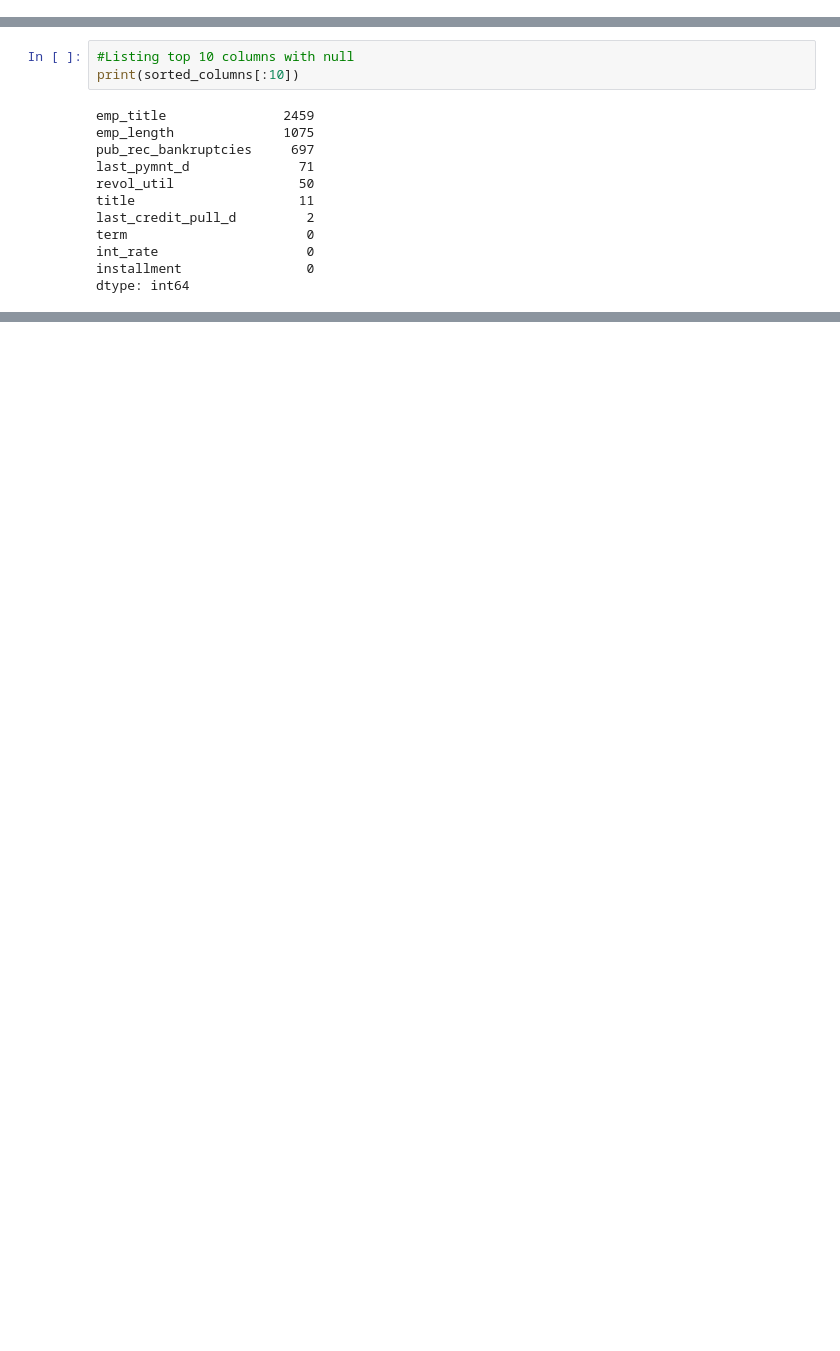
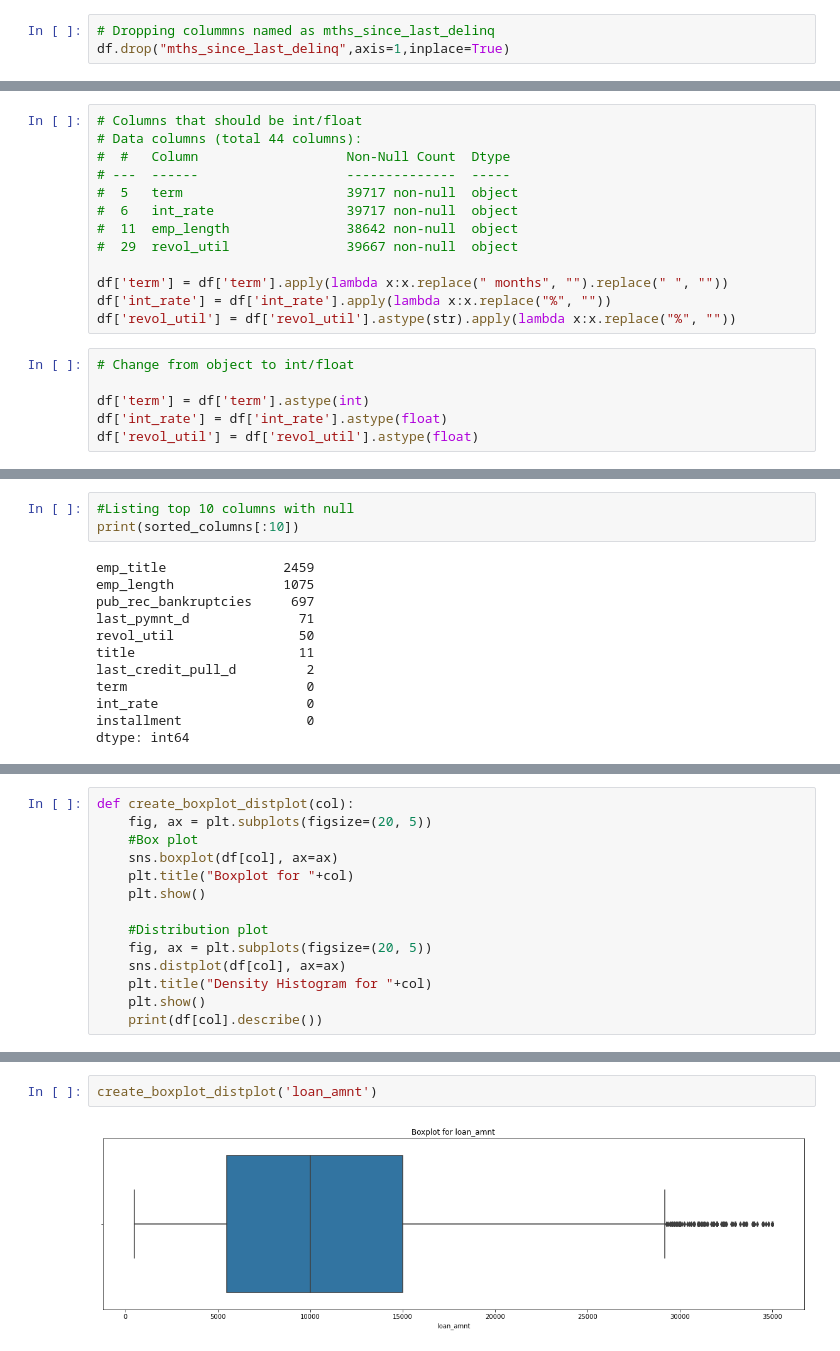
Before and after one commit to saurabhbhargava6/Lending-Case-Study, a Jupyter notebook: LendingClub_CaseStudy.ipynb, the cells around one changed output, grey strips where cells are left out. Cells and saved outputs as stored; diff of their text form; blank space fills up the shorter version.

```diff
--- a/LendingClub_CaseStudy.ipynb
+++ b/LendingClub_CaseStudy.ipynb
@@ -280,0 +276,3 @@ df.shape
+# %%
+# Dropping colummns named as mths_since_last_delinq
+df.drop("mths_since_last_delinq",axis=1,inplace=True)
@@ -280,0 +312,19 @@ df.shape
+# %%
+# Columns that should be int/float
+# Data columns (total 44 columns):
+#  #   Column                   Non-Null Count  Dtype
+# ---  ------                   --------------  -----
+#  5   term                     39717 non-null  object
+#  6   int_rate                 39717 non-null  object
+#  11  emp_length               38642 non-null  object
+#  29  revol_util               39667 non-null  object
+
+df['term'] = df['term'].apply(lambda x:x.replace(" months", "").replace(" ", ""))
+df['int_rate'] = df['int_rate'].apply(lambda x:x.replace("%", ""))
+df['revol_util'] = df['revol_util'].astype(str).apply(lambda x:x.replace("%", ""))
+# %%
+# Change from object to int/float
+
+df['term'] = df['term'].astype(int)
+df['int_rate'] = df['int_rate'].astype(float)
+df['revol_util'] = df['revol_util'].astype(float)
@@ -341,0 +409,14 @@ dtype: int64
+# %%
+def create_boxplot_distplot(col):
+    fig, ax = plt.subplots(figsize=(20, 5))
+    #Box plot
+    sns.boxplot(df[col], ax=ax)
+    plt.title("Boxplot for "+col)
+    plt.show()
+
+    #Distribution plot
+    fig, ax = plt.subplots(figsize=(20, 5))
+    sns.distplot(df[col], ax=ax)
+    plt.title("Density Histogram for "+col)
+    plt.show()
+    print(df[col].describe())
@@ -341,0 +458,4 @@ dtype: int64
+# %%
+create_boxplot_distplot('loan_amnt')
+# %% [output]
+[figure, added]
```
Also changed, not shown: parts of 63 cells of this notebook.
